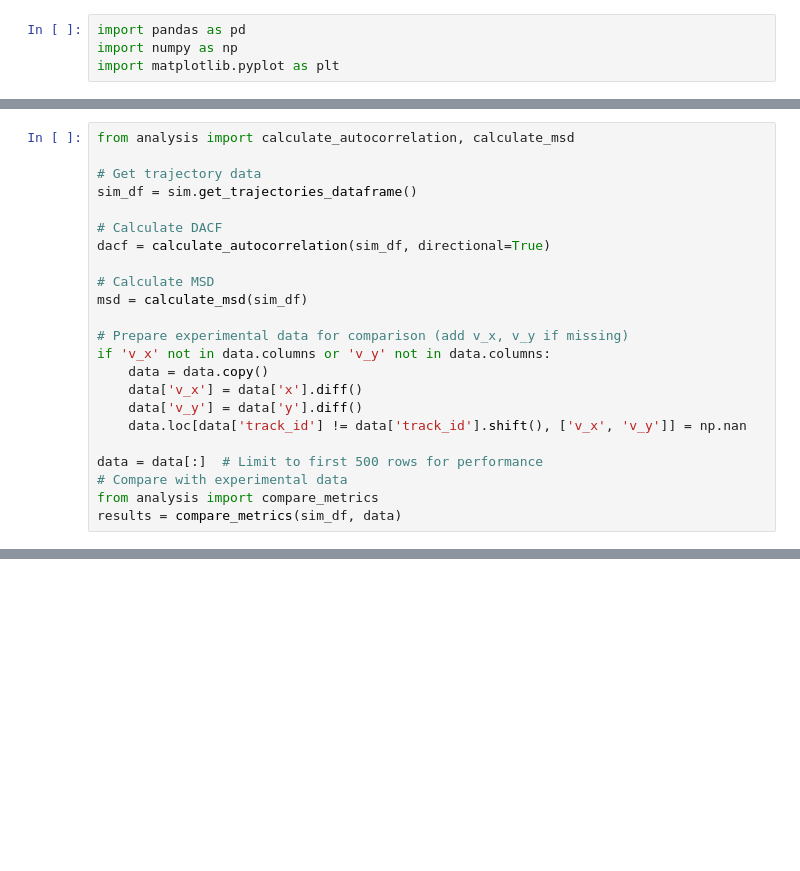
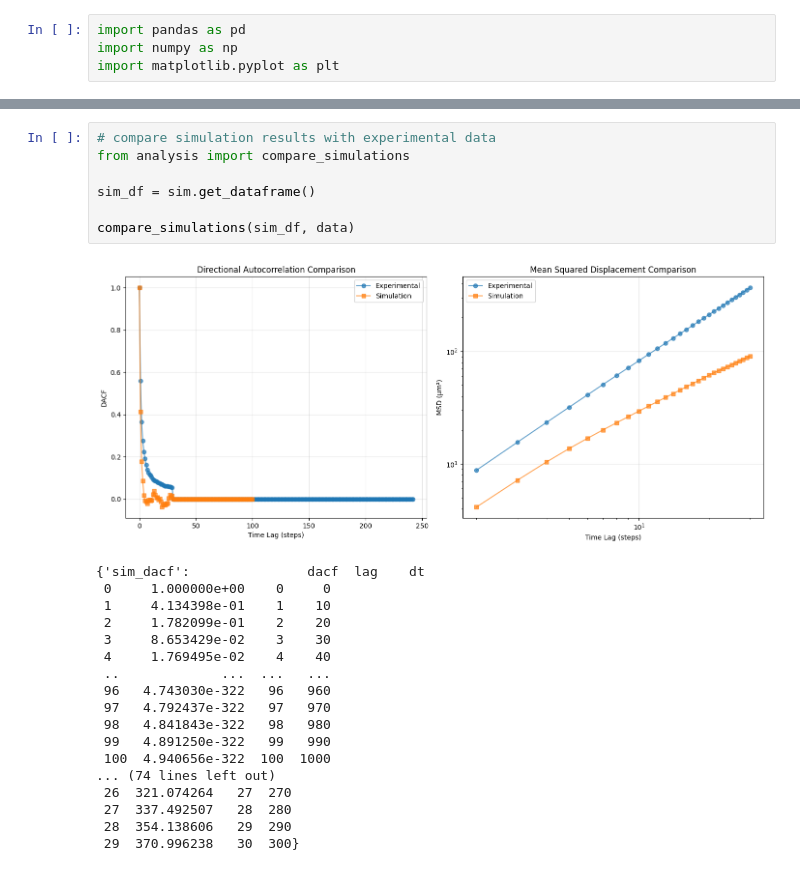
Before and after one commit to puginarug/MCmigrate, a Jupyter notebook: running_sim_in_nb.ipynb, the cells around one changed output, grey strips where cells are left out. Drawn from its saved outputs; the diff is of its cells as text; blank space fills up the shorter version.

```diff
--- a/running_sim_in_nb.ipynb
+++ b/running_sim_in_nb.ipynb
@@ -76,23 +72,0 @@ Step 250/250 completed
-# %%
-from analysis import calculate_autocorrelation, calculate_msd
-
-# Get trajectory data
-sim_df = sim.get_trajectories_dataframe()
-
-# Calculate DACF
-dacf = calculate_autocorrelation(sim_df, directional=True)
-
-# Calculate MSD
-msd = calculate_msd(sim_df)
-
-# Prepare experimental data for comparison (add v_x, v_y if missing)
-if 'v_x' not in data.columns or 'v_y' not in data.columns:
-	data = data.copy()
-	data['v_x'] = data['x'].diff()
-	data['v_y'] = data['y'].diff()
-	data.loc[data['track_id'] != data['track_id'].shift(), ['v_x', 'v_y']] = np.nan
-
-data = data[:]  # Limit to first 500 rows for performance
-# Compare with experimental data
-from analysis import compare_metrics
-results = compare_metrics(sim_df, data)
@@ -131,0 +87,26 @@ viz.plot_statistics()
+# %%
+# compare simulation results with experimental data
+from analysis import compare_simulations
+
+sim_df = sim.get_dataframe()
+
+compare_simulations(sim_df, data)
+# %% [output]
+[figure, added]
+{'sim_dacf':               dacf  lag    dt
+ 0     1.000000e+00    0     0
+ 1     4.134398e-01    1    10
+ 2     1.782099e-01    2    20
+ 3     8.653429e-02    3    30
+ 4     1.769495e-02    4    40
+ ..             ...  ...   ...
+ 96   4.743030e-322   96   960
+ 97   4.792437e-322   97   970
+ 98   4.841843e-322   98   980
+ 99   4.891250e-322   99   990
+ 100  4.940656e-322  100  1000
+... (74 lines left out)
+ 26  321.074264   27  270
+ 27  337.492507   28  280
+ 28  354.138606   29  290
+ 29  370.996238   30  300}
```
Also changed, not shown: parts of 8 cells of this notebook, 5 other files.
